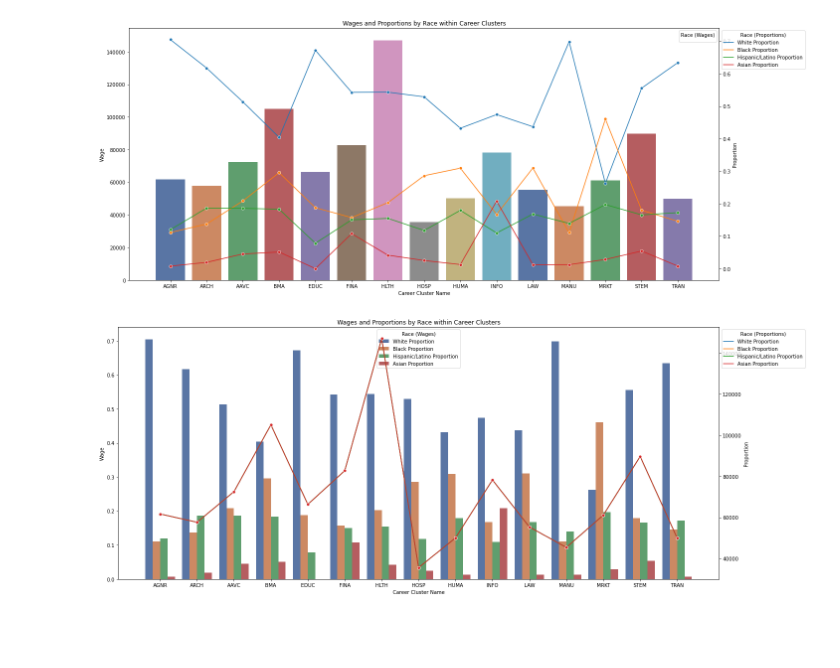
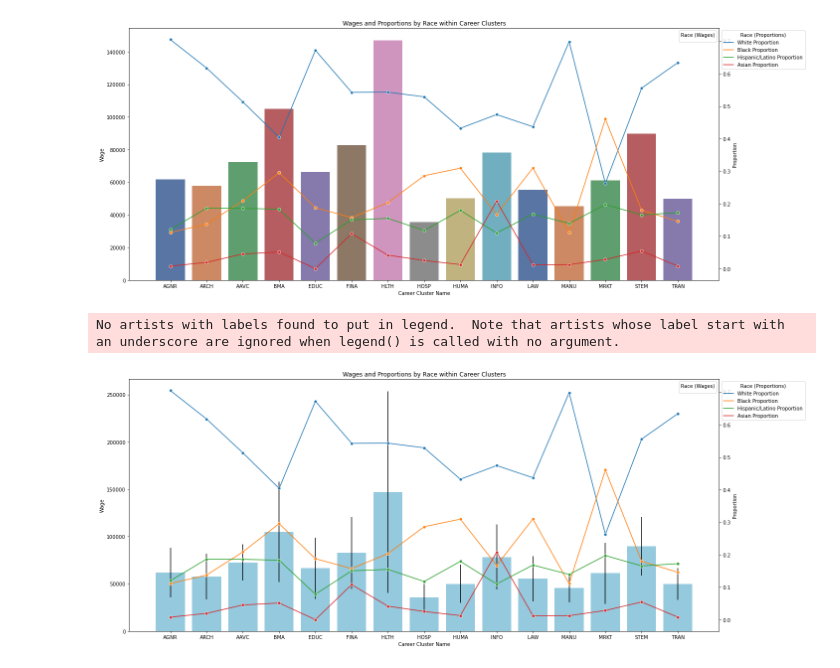
Before and after one commit to emcfalls/NC-Datathon, a Jupyter notebook: cluster_EDA_state.ipynb, the cells around one changed output. Drawn from its saved outputs; the diff is of its cells as text; code cells hidden in the pictures; blank space fills up the shorter version.

```diff
--- a/cluster_EDA_state.ipynb
+++ b/cluster_EDA_state.ipynb
@@ -683,6 +683,8 @@ df_model2select.style.set_properties(**{'background-color': 'white',
 ## Demonstrating relationships by occupation and CTE
 # %%
 #grouping by cluster. averaging the annual mean wage.
-cluster_wage_mean = df_wages2.groupby('Career Cluster Name-2.0')['Annual wage; mean'].mean().round(2).reset_index()
+cluster_wage_mean = df_wages2.groupby('Career Cluster Name-2.0')['Annual wage; mean'].agg(['mean', 'std']).reset_index()
+cluster_wage_mean['mean'] = cluster_wage_mean['mean'].round(2)
+
 cluster_wage_mean
 # %% [output]
@@ -746,5 +756,6 @@ df_newrace
 # %%
 cluster_wage_mean.rename(columns={'Career Cluster Name-2.0': 'Job Type'}, inplace=True)
+cluster_wage_mean.rename(columns={'mean': 'Annual wage; mean', 'std': 'Annual Wage; Std Dev'}, inplace=True)
 
 cluster_wages = pd.merge(cluster_wage_mean, df_newrace, on='Job Type', how='outer')
 cluster_wages2 = pd.merge(cluster_wages, df_clusternames, left_on='Job Type', right_on = "description", how='left')
@@ -797,25 +826,24 @@ plt.show()
 No artists with labels found to put in legend.  Note that artists whose label start with an underscore are ignored when legend() is called with no argument.
 [figure]
 # %%
-#Something isnt right with this one...
-
 plt.figure(figsize=(20, 8))
-ax1 = sns.barplot(x='code', y='Proportion', hue='Race', data=melted_data, palette='deep')
+ax1 = sns.barplot(x='code', y='Annual wage; mean', data=melted_data,  color='skyblue', yerr=cluster_wages2['Annual Wage; Std Dev'])
 
 ax2 = ax1.twinx()
 
-sns.lineplot(x='Job Type', y='Annual wage; mean', hue='Race', data=melted_data, marker='o', sort=False, ax=ax2)
+sns.lineplot(x='Job Type', y='Proportion', hue='Race', data=melted_data, marker='o', sort=False, ax=ax2)
 
 ax1.set_title('Wages and Proportions by Race within Career Clusters')
 ax1.set_xlabel('Career Cluster Name')
 ax1.set_ylabel('Wage')
 ax2.set_ylabel('Proportion')
 
 ax1.legend(title='Race (Wages)')
 ax2.legend(title='Race (Proportions)', loc='upper left', bbox_to_anchor=(1, 1))
 
 plt.xticks(rotation=45, ha='right')
 plt.tight_layout()
 plt.show()
 # %% [output]
+No artists with labels found to put in legend.  Note that artists whose label start with an underscore are ignored when legend() is called with no argument.
-[figure, old version]
+[figure, new version]
```
Also changed, not shown: parts of 10 cells of this notebook, 1 other file.
